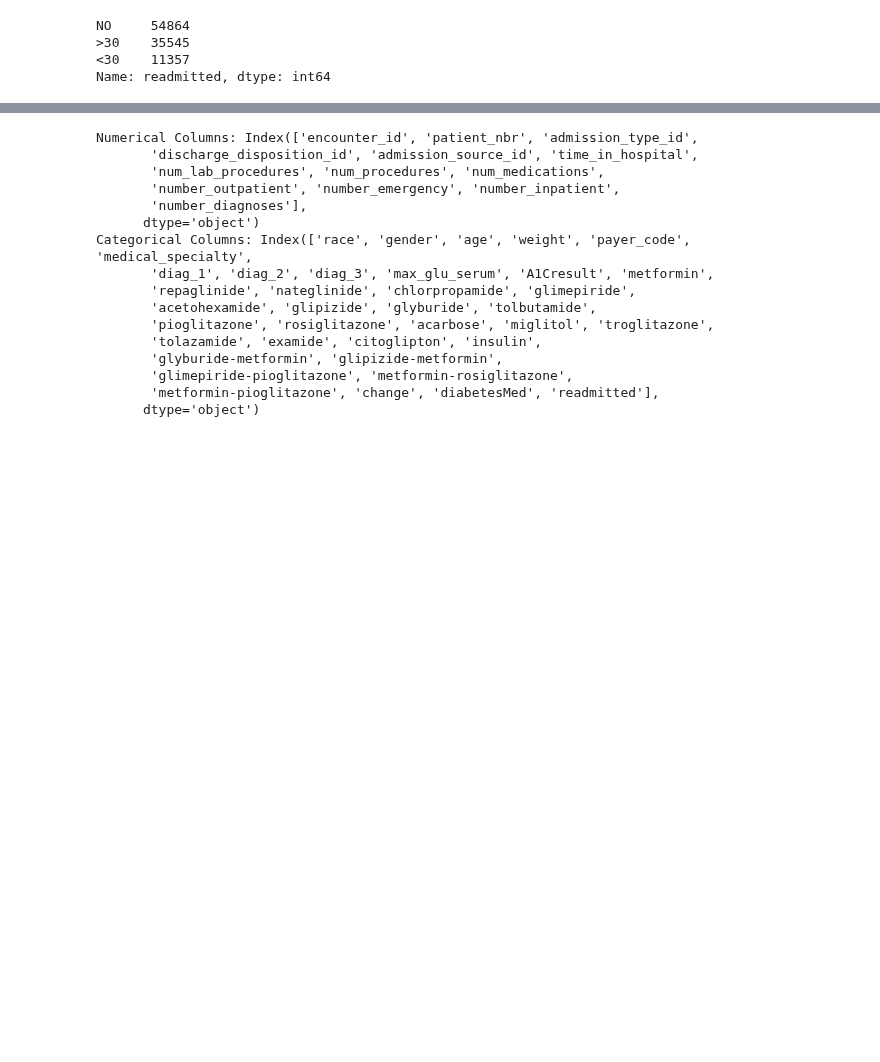
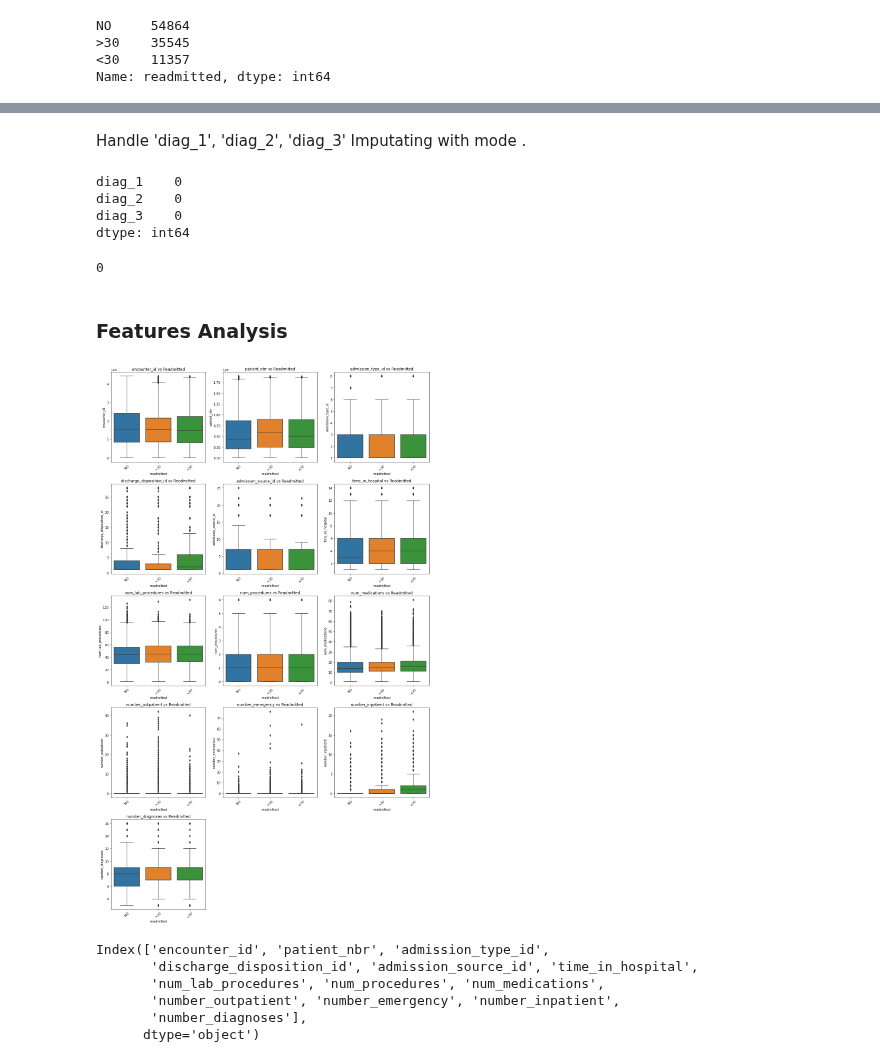
Before and after one commit to Jodhiamboapiyo/Diabetes_130-US_Hospitals_1999-2008, a Jupyter notebook: Notebooks/Agatha.ipynb, the cells around one changed output, grey strips where cells are left out. Saved outputs shown, nothing was run; the diff lists cells and outputs as text; code cells hidden in the pictures; blank space fills up the shorter version.

```diff
--- a/Notebooks/Agatha.ipynb
+++ b/Notebooks/Agatha.ipynb
@@ -133,0 +181,7 @@ dtype: int64
+# %%
+# Replace '?' with NaN in the 'race' column and then drop rows with NaN values
+df['race'] = df['race'].replace('?', pd.NA)
+df = df.dropna(subset=['race'])
+
+# Check the result
+print(df['race'].value_counts())
@@ -134,24 +197,56 @@ dtype: int64
+# %%
+#dropping missing values
+df = df.drop(['payer_code', 'medical_specialty', 'weight'], axis=1)
+# %% [markdown]
+Handle 'diag_1', 'diag_2', 'diag_3' Imputating with mode .
+# %%
+# Replace '?' with NaN and then drop rows with NaN values in the specified columns
+df[['diag_1', 'diag_2', 'diag_3']] = df[['diag_1', 'diag_2', 'diag_3']].replace('?', pd.NA)
+df = df.dropna(subset=['diag_1', 'diag_2', 'diag_3'])
+
+# Verify Missing Values are Handled
+df[['diag_1', 'diag_2', 'diag_3']].isnull().sum()
+# %% [output]
+diag_1    0
+diag_2    0
+diag_3    0
+dtype: int64
+# %%
+#Verify Missing Values are Handled
+df.isnull().sum().sum()
+# %% [output]
+0
+# %% [markdown]
+### Features Analysis
+# %%
+import seaborn as sns
+import matplotlib.pyplot as plt
+# Set up the plot grid
+num_features_count = len(numeric_features)
+rows = (num_features_count // 3) + 1  # Arrange in rows of 3 for better visualization
+
+plt.figure(figsize=(15, 5 * rows))  # Dynamically adjust figure size
+
+# Plot each numeric feature against the target variable
+for i, col in enumerate(numeric_features):
+    plt.subplot(rows, 3, i + 1)
+    sns.boxplot(data=df, x=target, y=col)
+    plt.xticks(rotation=45)
+    plt.title(f"{col} vs Readmitted")
+
+plt.tight_layout()
+plt.show()
+# %% [output]
+[figure, added]
 # %%
-# Separate numerical and categorical columns
+# display numerical columns
 numerical_columns = df.select_dtypes(include=['int64']).columns
-categorical_columns = df.select_dtypes(include=['object']).columns
 
-print("Numerical Columns:", numerical_columns)
-print("Categorical Columns:", categorical_columns)
+numerical_columns
 # %% [output]
-Numerical Columns: Index(['encounter_id', 'patient_nbr', 'admission_type_id',
+Index(['encounter_id', 'patient_nbr', 'admission_type_id',
        'discharge_disposition_id', 'admission_source_id', 'time_in_hospital',
        'num_lab_procedures', 'num_procedures', 'num_medications',
        'number_outpatient', 'number_emergency', 'number_inpatient',
        'number_diagnoses'],
       dtype='object')
-Categorical Columns: Index(['race', 'gender', 'age', 'weight', 'payer_code', 'medical_specialty',
-       'diag_1', 'diag_2', 'diag_3', 'max_glu_serum', 'A1Cresult', 'metformin',
-       'repaglinide', 'nateglinide', 'chlorpropamide', 'glimepiride',
-       'acetohexamide', 'glipizide', 'glyburide', 'tolbutamide',
-       'pioglitazone', 'rosiglitazone', 'acarbose', 'miglitol', 'troglitazone',
-       'tolazamide', 'examide', 'citoglipton', 'insulin',
-       'glyburide-metformin', 'glipizide-metformin',
-       'glimepiride-pioglitazone', 'metformin-rosiglitazone',
-       'metformin-pioglitazone', 'change', 'diabetesMed', 'readmitted'],
-      dtype='object')
```
Also changed, not shown: parts of 63 cells of this notebook.
